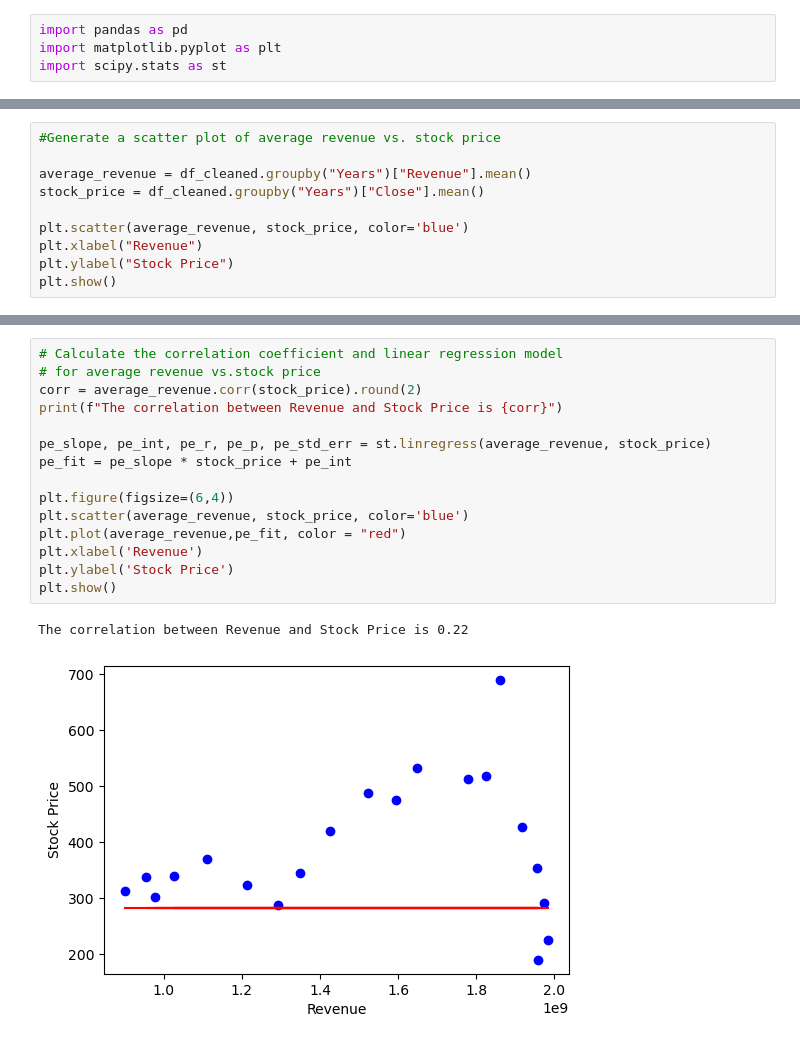
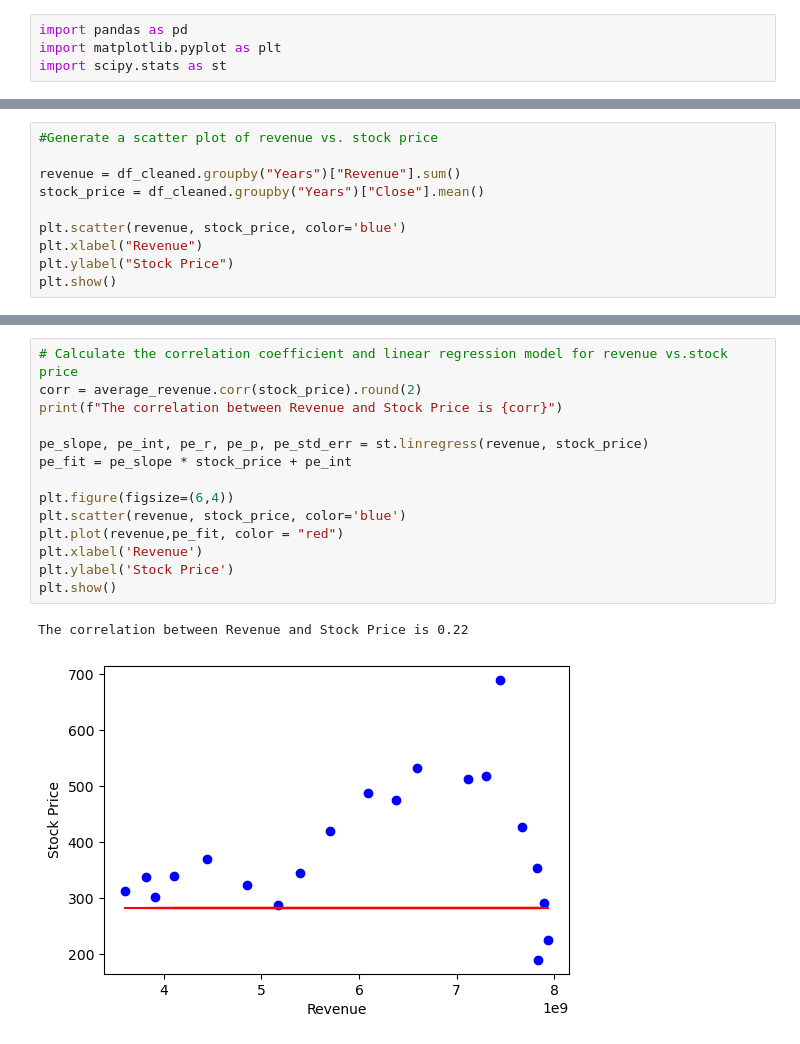
Before and after one commit to GinaGL/Netflixmoviesdataanalysis, a Jupyter notebook: Dataset Cleanup/correlation and linear regression.ipynb, the cells around one changed output, grey strips where cells are left out. Cells and saved outputs as stored; diff of their text form.

Commit message:
update chart

```diff
--- a/Dataset Cleanup/correlation and linear regression.ipynb
+++ b/Dataset Cleanup/correlation and linear regression.ipynb
@@ -15,10 +22,10 @@ df_cleaned.head()
 # %%
-#Generate a scatter plot of average revenue vs. stock price
+#Generate a scatter plot of revenue vs. stock price
 
-average_revenue = df_cleaned.groupby("Years")["Revenue"].mean()
+revenue = df_cleaned.groupby("Years")["Revenue"].sum()
 stock_price = df_cleaned.groupby("Years")["Close"].mean()
 
-plt.scatter(average_revenue, stock_price, color='blue')
+plt.scatter(revenue, stock_price, color='blue')
 plt.xlabel("Revenue")
 plt.ylabel("Stock Price")
 plt.show()
@@ -27,18 +34,17 @@ plt.show()
 # %%
-# Calculate the correlation coefficient and linear regression model
-# for average revenue vs.stock price
+# Calculate the correlation coefficient and linear regression model for revenue vs.stock price
 corr = average_revenue.corr(stock_price).round(2)
 print(f"The correlation between Revenue and Stock Price is {corr}")
 
-pe_slope, pe_int, pe_r, pe_p, pe_std_err = st.linregress(average_revenue, stock_price)
+pe_slope, pe_int, pe_r, pe_p, pe_std_err = st.linregress(revenue, stock_price)
 pe_fit = pe_slope * stock_price + pe_int
 
 plt.figure(figsize=(6,4))
-plt.scatter(average_revenue, stock_price, color='blue')
-plt.plot(average_revenue,pe_fit, color = "red")
+plt.scatter(revenue, stock_price, color='blue')
+plt.plot(revenue,pe_fit, color = "red")
 plt.xlabel('Revenue')
 plt.ylabel('Stock Price')
 plt.show()
 # %% [output]
 The correlation between Revenue and Stock Price is 0.22
-[figure, old version]
+[figure, new version]
```
Also changed, not shown: parts of 2 cells of this notebook.
